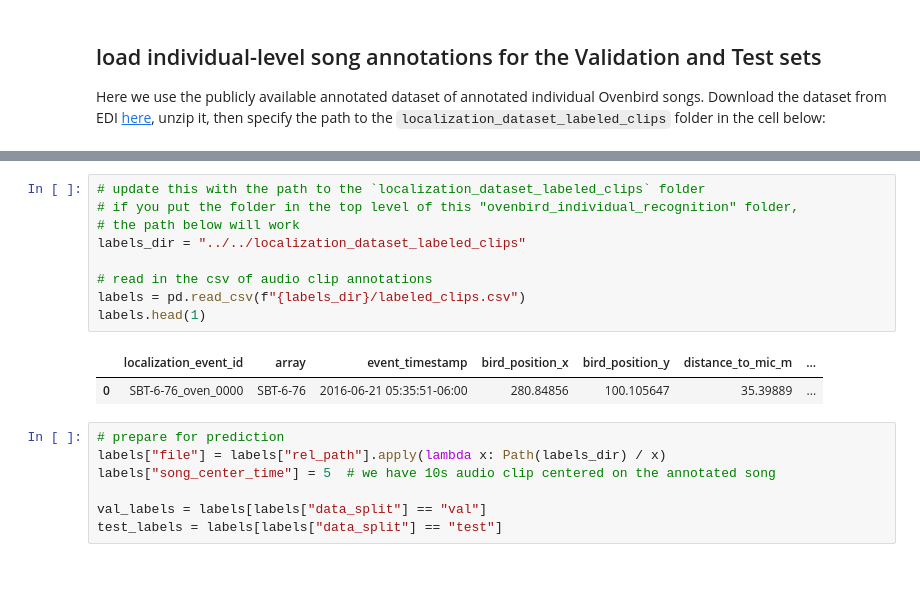
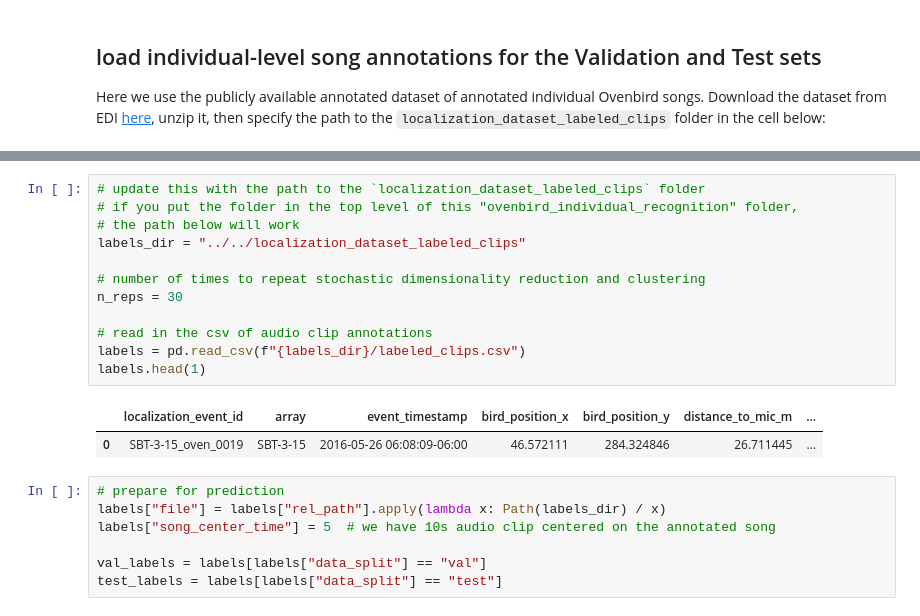
Before and after one commit to sammlapp/ovenbird-individual-recognition, a Jupyter notebook: scripts/3_evaluate_individual_id/6_eval_vs_baselines.ipynb, the cells around one changed output, grey strips where cells are left out. Drawn from its saved outputs; the diff is of its cells as text; blank space fills up the shorter version.

```diff
--- a/scripts/3_evaluate_individual_id/6_eval_vs_baselines.ipynb
+++ b/scripts/3_evaluate_individual_id/6_eval_vs_baselines.ipynb
@@ -48,15 +94,18 @@ Here we use the publicly available annotated dataset of annotated individual Ove
 # %%
 # update this with the path to the `localization_dataset_labeled_clips` folder
 # if you put the folder in the top level of this "ovenbird_individual_recognition" folder,
 # the path below will work
 labels_dir = "../../localization_dataset_labeled_clips"
 
+# number of times to repeat stochastic dimensionality reduction and clustering
+n_reps = 30
+
 # read in the csv of audio clip annotations
 labels = pd.read_csv(f"{labels_dir}/labeled_clips.csv")
 labels.head(1)
 # %% [output]
 |  | localization_event_id | array | event_timestamp | bird_position_x | bird_position_y | distance_to_mic_m | ... |
-| 0 | SBT-6-76_oven_0000 | SBT-6-76 | 2016-06-21 05:35:51-06:00 | 280.84856 | 100.105647 | 35.39889 | ... |
+| 0 | SBT-3-15_oven_0019 | SBT-3-15 | 2016-05-26 06:08:09-06:00 | 46.572111 | 284.324846 | 26.711445 | ... |
 # %%
 # prepare for prediction
 labels["file"] = labels["rel_path"].apply(lambda x: Path(labels_dir) / x)
```
Also changed, not shown: parts of 22 cells of this notebook, 48 other files.
